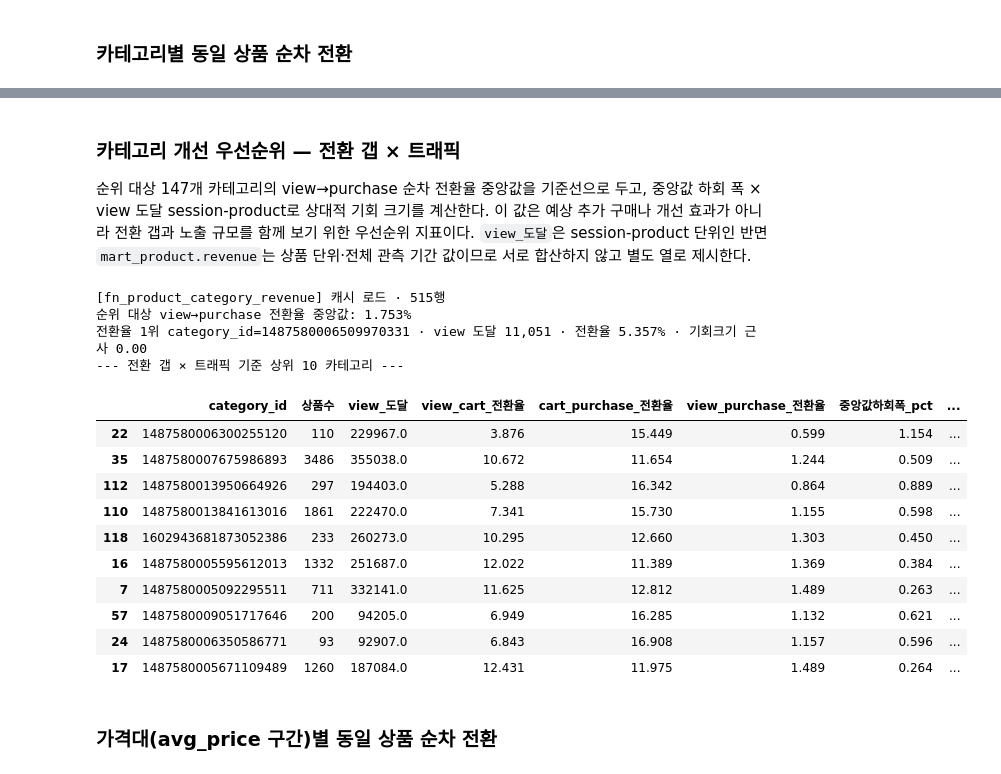
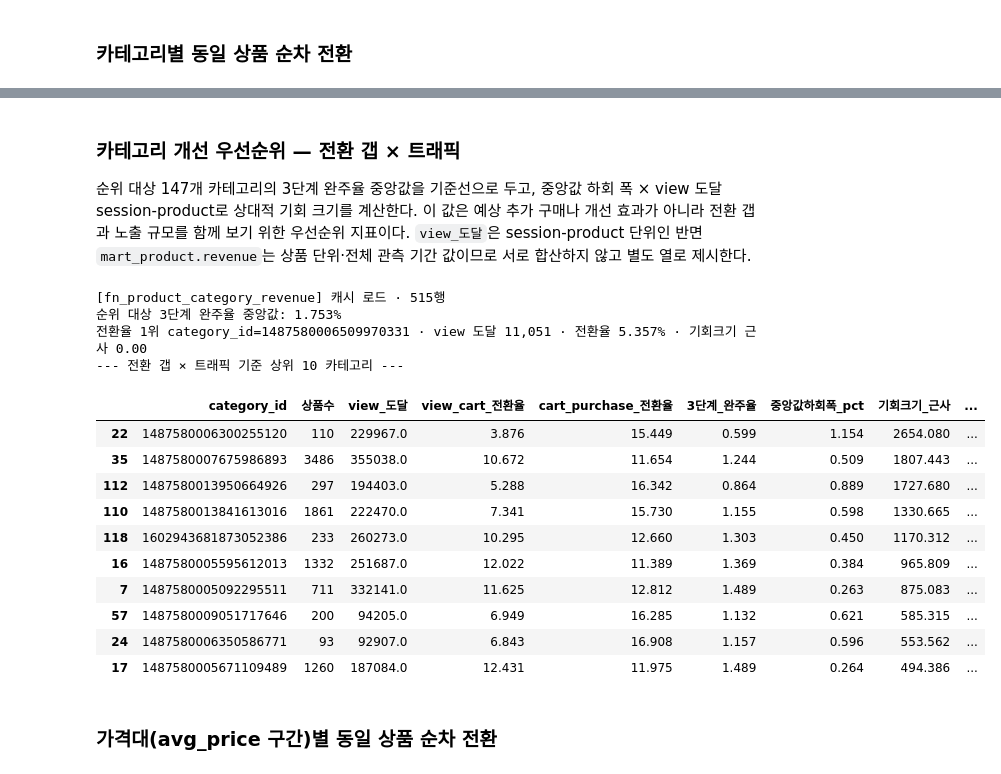
Before and after one commit to kth530/ecommerce_funnel_analysis, a Jupyter notebook: notebooks/04_funnel_eda.ipynb, the cells around one changed output, grey strips where cells are left out. Cells and saved outputs as stored; diff of their text form; code cells hidden in the pictures.

```diff
--- a/notebooks/04_funnel_eda.ipynb
+++ b/notebooks/04_funnel_eda.ipynb
@@ -92,7 +92,7 @@ def add_funnel_rates(df):
         out['view_cart_purchase_순차'] / out['view_cart_순차'] * 100,
         np.nan,
     )
-    out['view_purchase_전환율'] = np.where(
+    out['3단계_완주율'] = np.where(
         out['view_도달'] > 0,
         out['view_cart_purchase_순차'] / out['view_도달'] * 100,
         np.nan,
@@ -830,52 +863,52 @@ bottom10.round(3)
 # %% [markdown]
 ### 카테고리 개선 우선순위 — 전환 갭 × 트래픽
 
-순위 대상 147개 카테고리의 view→purchase 순차 전환율 중앙값을 기준선으로 두고, 중앙값 하회 폭 × view 도달 session-product로 상대적 기회 크기를 계산한다. 이 값은 예상 추가 구매나 개선 효과가 아니라 전환 갭과 노출 규모를 함께 보기 위한 우선순위 지표이다. `view_도달`은 session-product 단위인 반면 `mart_product.revenue`는 상품 단위·전체 관측 기간 값이므로 서로 합산하지 않고 별도 열로 제시한다.
+순위 대상 147개 카테고리의 3단계 완주율 중앙값을 기준선으로 두고, 중앙값 하회 폭 × view 도달 session-product로 상대적 기회 크기를 계산한다. 이 값은 예상 추가 구매나 개선 효과가 아니라 전환 갭과 노출 규모를 함께 보기 위한 우선순위 지표이다. `view_도달`은 session-product 단위인 반면 `mart_product.revenue`는 상품 단위·전체 관측 기간 값이므로 서로 합산하지 않고 별도 열로 제시한다.
 # %%
 cat_revenue = run('fn_product_category_revenue') # 대표 카테고리별 상품 전체 기간 revenue
 cat_revenue['revenue'] = cat_revenue['revenue'].astype(float)
 elig = elig.merge(
     cat_revenue[['category_id', 'revenue']], on='category_id', how='left', validate='one_to_one'
 )
-category_median = elig['view_purchase_전환율'].median()
-elig['중앙값하회폭_pct'] = (category_median - elig['view_purchase_전환율']).clip(lower=0)
+category_median = elig['3단계_완주율'].median()
+elig['중앙값하회폭_pct'] = (category_median - elig['3단계_완주율']).clip(lower=0)
 elig['기회크기_근사'] = elig['중앙값하회폭_pct'] / 100 * elig['view_도달']
 assert elig['revenue'].notna().all() and elig['기회크기_근사'].ge(0).all()
 priority_cols = [
     'category_id', '상품수', 'view_도달', 'view_cart_전환율',
-    'cart_purchase_전환율', 'view_purchase_전환율', '중앙값하회폭_pct',
+    'cart_purchase_전환율', '3단계_완주율', '중앙값하회폭_pct',
     '기회크기_근사', 'revenue',
 ]
 priority_top10 = elig.sort_values(
     ['기회크기_근사', 'view_도달'], ascending=[False, False]
 ).head(10)[priority_cols]
-rate_leader_idx = elig['view_purchase_전환율'].idxmax()
+rate_leader_idx = elig['3단계_완주율'].idxmax()
 rate_leader_id = int(elig.loc[rate_leader_idx, 'category_id'])
-print(f"순위 대상 view→purchase 전환율 중앙값: {category_median:.3f}%")
+print(f"순위 대상 3단계 완주율 중앙값: {category_median:.3f}%")
 print(
     f"전환율 1위 category_id={rate_leader_id} · "
     f"view 도달 {int(elig.loc[rate_leader_idx, 'view_도달']):,} · "
-    f"전환율 {elig.loc[rate_leader_idx, 'view_purchase_전환율']:.3f}% · "
+    f"전환율 {elig.loc[rate_leader_idx, '3단계_완주율']:.3f}% · "
     f"기회크기 근사 {elig.loc[rate_leader_idx, '기회크기_근사']:.2f}"
 )
 print('--- 전환 갭 × 트래픽 기준 상위 10 카테고리 ---')
 priority_top10.round(3)
 # %% [output]
 [fn_product_category_revenue] 캐시 로드 · 515행
-순위 대상 view→purchase 전환율 중앙값: 1.753%
+순위 대상 3단계 완주율 중앙값: 1.753%
 전환율 1위 category_id=1487580006509970331 · view 도달 11,051 · 전환율 5.357% · 기회크기 근사 0.00
 --- 전환 갭 × 트래픽 기준 상위 10 카테고리 ---
-|  | category_id | 상품수 | view_도달 | view_cart_전환율 | cart_purchase_전환율 | view_purchase_전환율 | 중앙값하회폭_pct | ... |
-| 22 | 1487580006300255120 | 110 | 229967.0 | 3.876 | 15.449 | 0.599 | 1.154 | ... |
-| 35 | 1487580007675986893 | 3486 | 355038.0 | 10.672 | 11.654 | 1.244 | 0.509 | ... |
-| 112 | 1487580013950664926 | 297 | 194403.0 | 5.288 | 16.342 | 0.864 | 0.889 | ... |
-| 110 | 1487580013841613016 | 1861 | 222470.0 | 7.341 | 15.730 | 1.155 | 0.598 | ... |
-| 118 | 1602943681873052386 | 233 | 260273.0 | 10.295 | 12.660 | 1.303 | 0.450 | ... |
-| 16 | 1487580005595612013 | 1332 | 251687.0 | 12.022 | 11.389 | 1.369 | 0.384 | ... |
-| 7 | 1487580005092295511 | 711 | 332141.0 | 11.625 | 12.812 | 1.489 | 0.263 | ... |
-| 57 | 1487580009051717646 | 200 | 94205.0 | 6.949 | 16.285 | 1.132 | 0.621 | ... |
-| 24 | 1487580006350586771 | 93 | 92907.0 | 6.843 | 16.908 | 1.157 | 0.596 | ... |
-| 17 | 1487580005671109489 | 1260 | 187084.0 | 12.431 | 11.975 | 1.489 | 0.264 | ... |
+|  | category_id | 상품수 | view_도달 | view_cart_전환율 | cart_purchase_전환율 | 3단계_완주율 | 중앙값하회폭_pct | 기회크기_근사 | ... |
+| 22 | 1487580006300255120 | 110 | 229967.0 | 3.876 | 15.449 | 0.599 | 1.154 | 2654.080 | ... |
+| 35 | 1487580007675986893 | 3486 | 355038.0 | 10.672 | 11.654 | 1.244 | 0.509 | 1807.443 | ... |
+| 112 | 1487580013950664926 | 297 | 194403.0 | 5.288 | 16.342 | 0.864 | 0.889 | 1727.680 | ... |
+| 110 | 1487580013841613016 | 1861 | 222470.0 | 7.341 | 15.730 | 1.155 | 0.598 | 1330.665 | ... |
+| 118 | 1602943681873052386 | 233 | 260273.0 | 10.295 | 12.660 | 1.303 | 0.450 | 1170.312 | ... |
+| 16 | 1487580005595612013 | 1332 | 251687.0 | 12.022 | 11.389 | 1.369 | 0.384 | 965.809 | ... |
+| 7 | 1487580005092295511 | 711 | 332141.0 | 11.625 | 12.812 | 1.489 | 0.263 | 875.083 | ... |
+| 57 | 1487580009051717646 | 200 | 94205.0 | 6.949 | 16.285 | 1.132 | 0.621 | 585.315 | ... |
+| 24 | 1487580006350586771 | 93 | 92907.0 | 6.843 | 16.908 | 1.157 | 0.596 | 553.562 | ... |
+| 17 | 1487580005671109489 | 1260 | 187084.0 | 12.431 | 11.975 | 1.489 | 0.264 | 494.386 | ... |
 # %% [markdown]
 ### 가격대(avg_price 구간)별 동일 상품 순차 전환
 # %%
```
Also changed, not shown: parts of 24 cells of this notebook, 9 other files.
